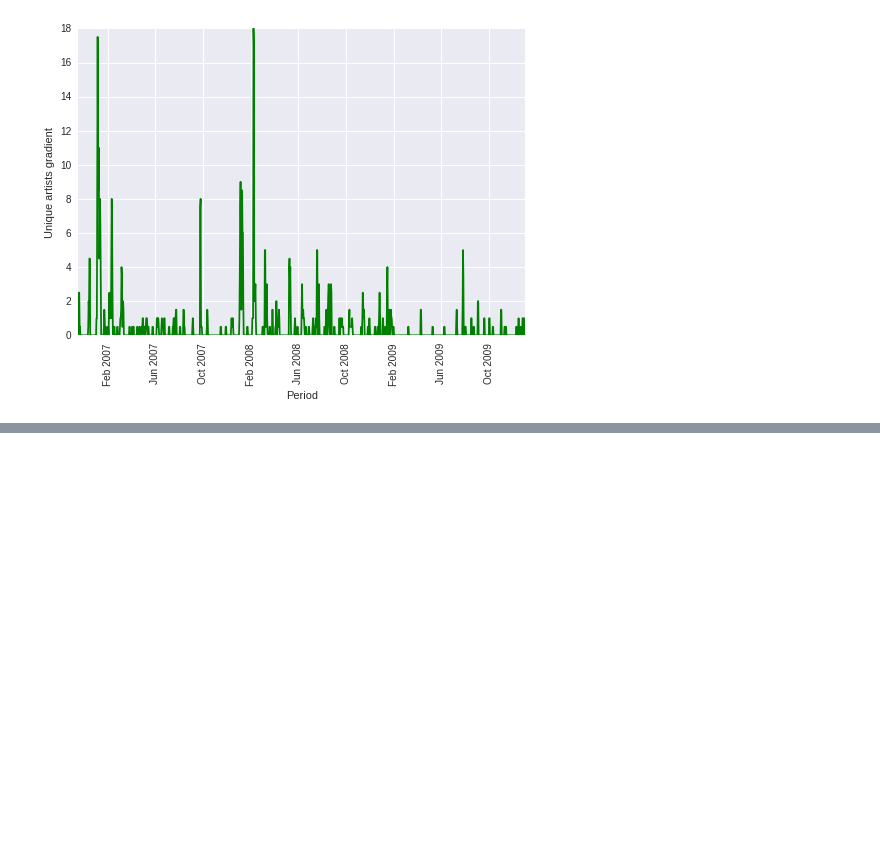
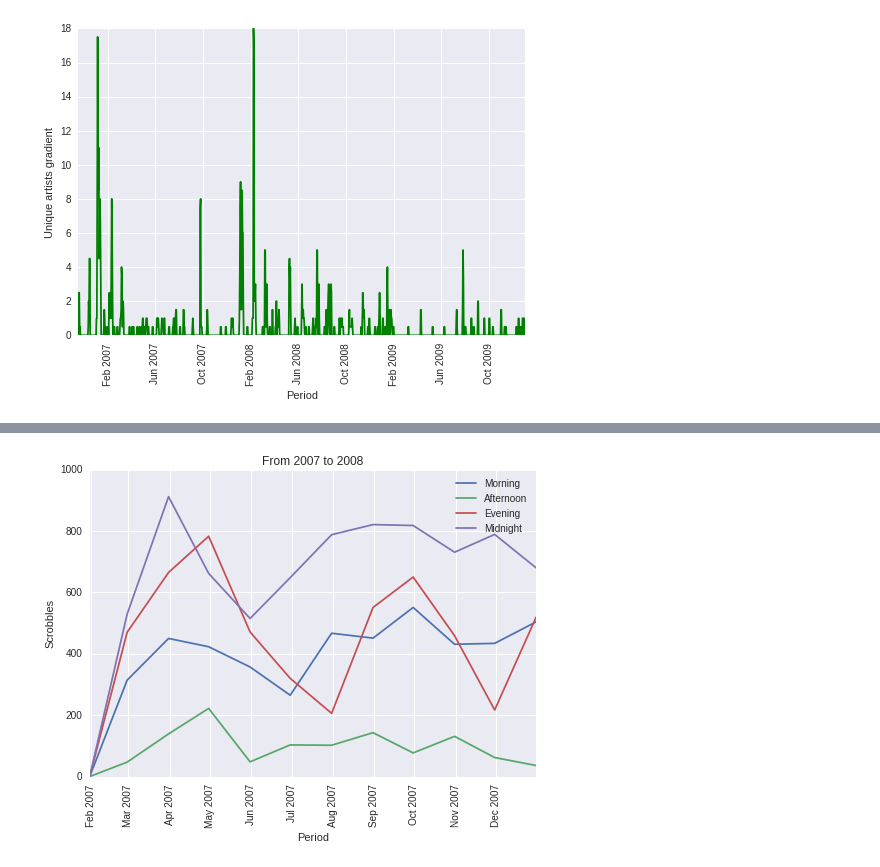
Before and after one commit to lnribeiro/scrobbles_analysis, a Jupyter notebook: scrobbles_analysis.ipynb, the cells around one changed output, grey strips where cells are left out. Drawn from its saved outputs; the diff is of its cells as text; code cells hidden in the pictures; blank space fills up the shorter version.

```diff
--- a/scrobbles_analysis.ipynb
+++ b/scrobbles_analysis.ipynb
@@ -131,0 +141,87 @@ plot_artist_evolution(scrobbles, 'Kraftwerk')
+# %%
+def timestamp_period(timestamp):
+    time = timestamp.time()
+
+    cond_midnight = time >= datetime.time(0,0) and time < datetime.time(6,0)
+    cond_morning = time >= datetime.time(6,0) and time < datetime.time(12,0)
+    cond_afternoon = time >= datetime.time(12,0) and time < datetime.time(18,0)
+    cond_evening = time >= datetime.time(18,0) and time <= datetime.time(23,59)
+
+    if cond_midnight:
+        return 'Midnight'
+    elif cond_morning:
+        return 'Morning'
+    elif cond_afternoon:
+        return 'Afternoon'
+    elif cond_evening:
+        return 'Evening'
+
+
+def plot_scrobbles_day_periods(scrobbles, start=None, end=None, freq='1M', ticks_angle=None):
+    if start is None:
+        # Get first scrobble
+        start = scrobbles['timestamp'].iloc[-1]
+
+    if end is None:
+        # Get last scrobble
+        end = scrobbles['timestamp'].iloc[0]
+
+    date_range = pd.date_range(start, end, freq=freq)
+
+    # compute day period for each timestamp
+    scrobbles_periods = scrobbles['timestamp'].apply(timestamp_period)
+    pscrobbles = scrobbles.assign(period=scrobbles_periods)
+
+    scrobbles_midnight = []
+    scrobbles_morning = []
+    scrobbles_afternoon = []
+    scrobbles_evening = []
+
+    for i in np.arange(0,len(date_range)):
+
+        s = date_range[i-1]
+        e = date_range[i]
+
+        query1 = pscrobbles[ pscrobbles['timestamp'] < e ]
+        query2 = query1[ query1['timestamp'] > s ]
+
+        pcounts = query2['period'].value_counts()
+        if 'Evening' in pcounts:
+            scrobbles_evening.append(pcounts['Evening'])
+        else:
+            scrobbles_evening.append(0)
+
+        if 'Afternoon' in pcounts:
+            scrobbles_afternoon.append(pcounts['Afternoon'])
+        else:
+            scrobbles_afternoon.append(0)
+
+        if 'Midnight' in pcounts:
+            scrobbles_midnight.append(pcounts['Midnight'])
+        else:
+            scrobbles_midnight.append(0)
+
+        if 'Morning' in pcounts:
+            scrobbles_morning.append(pcounts['Morning'])
+        else:
+            scrobbles_morning.append(0)
+
+    plt.figure()
+    plt.plot(date_range, scrobbles_morning)
+    plt.plot(date_range, scrobbles_afternoon)
+    plt.plot(date_range, scrobbles_evening)
+    plt.plot(date_range, scrobbles_midnight)
+    plt.legend(['Morning','Afternoon','Evening','Midnight'])
+    plt.xlabel('Period')
+    plt.ylabel('Scrobbles')
+    plt.title('From {} to {}'.format(start,end))
+    if ticks_angle is not None:
+        plt.xticks(rotation=ticks_angle)
+
+
+plot_scrobbles_day_periods(scrobbles, start='2007',end='2008',ticks_angle=90)
+plot_scrobbles_day_periods(scrobbles, start='2008',end='2009',ticks_angle=90)
+plot_scrobbles_day_periods(scrobbles, start='2009',end='2010',ticks_angle=90)
+plot_scrobbles_day_periods(scrobbles, start='2010',end='2016',ticks_angle=90)
+# %% [output]
+[figure, added]
```
Also changed, not shown: parts of 4 cells of this notebook.
